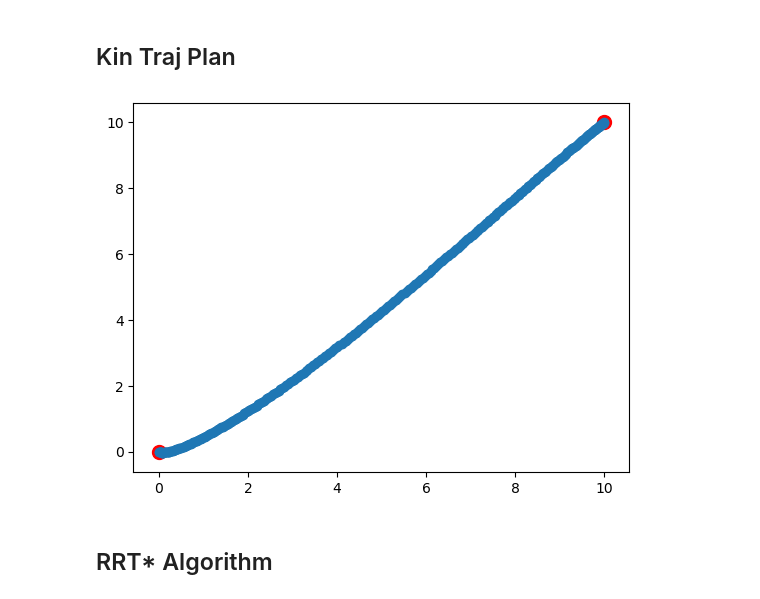
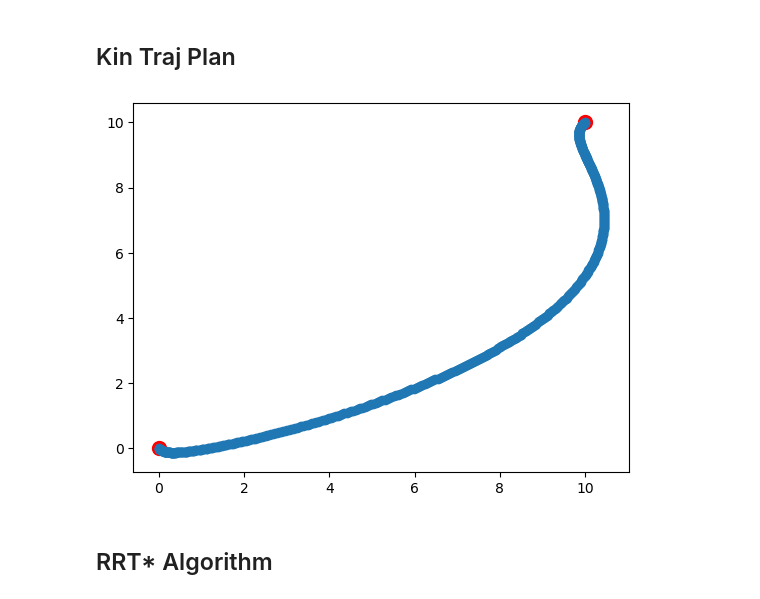
Before and after one commit to difra100/AMR_Testings, a Jupyter notebook: rrt_impl/kinodynamics.ipynb, the cells around one changed output. Cells and saved outputs as stored; diff of their text form; code cells hidden in the pictures.

```diff
--- a/rrt_impl/kinodynamics.ipynb
+++ b/rrt_impl/kinodynamics.ipynb
@@ -170,7 +170,7 @@ class KinoDynamicTrajectoryPlanner:
             theta, eta1, eta2, xi = state[2][0], state[3][0], state[4][0], state[5][0]
 
             A = np.array([[0, 0, -math.sin(theta)*eta1 - math.cos(theta)*eta2 + eta2*math.cos(theta), math.cos(theta), -math.sin(theta), 0],
-                        [0, 0, math.cos(theta)*eta1 - math.sin(theta)*eta2 + d0*math.cos(theta) + eta2*math.sin(theta), math.sin(theta), math.cos(theta), 0],
+                        [0, 0, math.cos(theta)*eta1 - math.sin(theta)*eta2  + eta2*math.sin(theta), math.sin(theta), math.cos(theta), 0],
                         [0, 0, 0, 0, -(1/d0), 0],
                         [0, 0, 0, 0, 0, 1],
                         [0, 0, 0, (2*xi*eta2/eta1**2), (-2*xi/eta1), (-2*eta2/eta1)],
@@ -329,35 +329,35 @@ eta2_i = 0 # initial yd
 xi_i =0 # initial xi
 
 X_f = 10 # final X
 Y_f = 10 # final Y
 theta_f = math.atan2(Y_f - Y_i, X_f - X_i) # final theta
 eta1_f = 0.1 # final xd
 eta2_f = 0.001 # final yd
 xi_f = 0 # initial xi
 
-jerk = False
+jerk = True
 
 if jerk:
 
     qi = np.array([[X_i], [Y_i], [theta_i], [eta1_i], [eta2_i], [xi_i]])
 
     qf = np.array([[X_f], [Y_f], [theta_f], [eta1_f], [eta2_f], [xi_f]])
 
 else:
 
     qi = np.array([[X_i], [Y_i], [theta_i], [eta1_i], [eta2_i]])
 
     qf = np.array([[X_f], [Y_f], [theta_f], [eta1_f], [eta2_f]])
 
 KD = KinoDynamicTrajectoryPlanner(qi, qf, jerk = jerk)
 
 KD.plan_opt_traj() # KD plan traj from initial node to the final one
 
 plt.scatter([X_i, X_f], [Y_i, Y_f], c = 'red', s = 100)
 plt.scatter([x[0] for x in KD.confs], [y[1] for y in KD.confs])
 plt.show()
 # %% [output]
-[figure, old version]
+[figure, new version]
 # %% [markdown]
 ## RRT* Algorithm
 # %%
```
Also changed, not shown: parts of 7 cells of this notebook, 2 other files.
